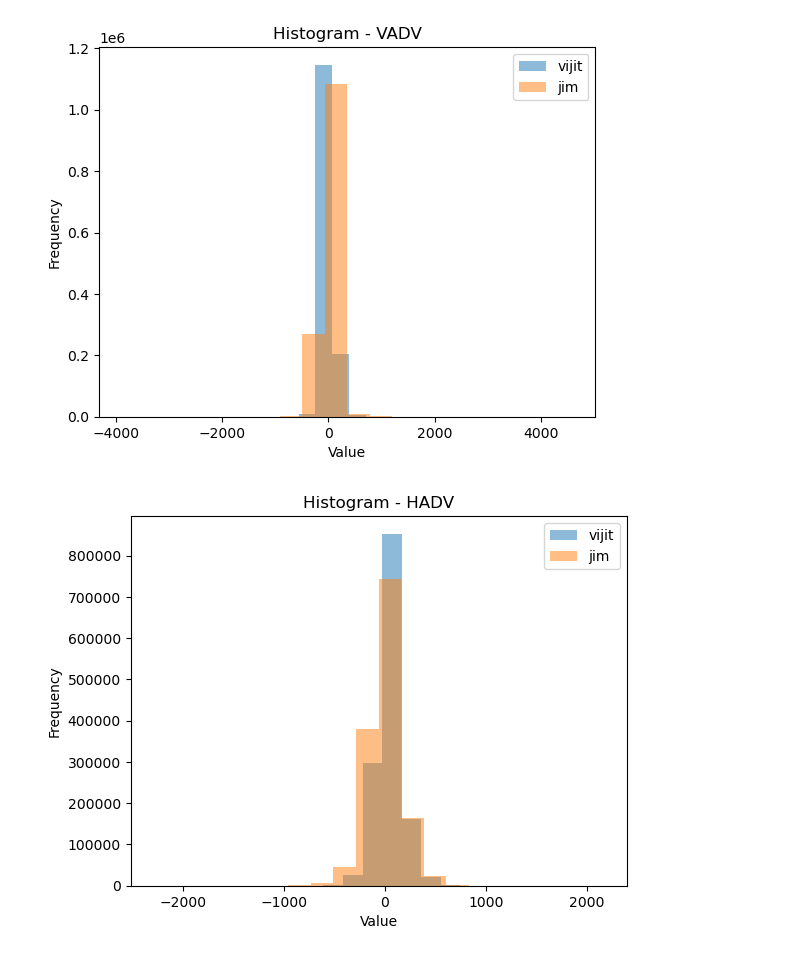
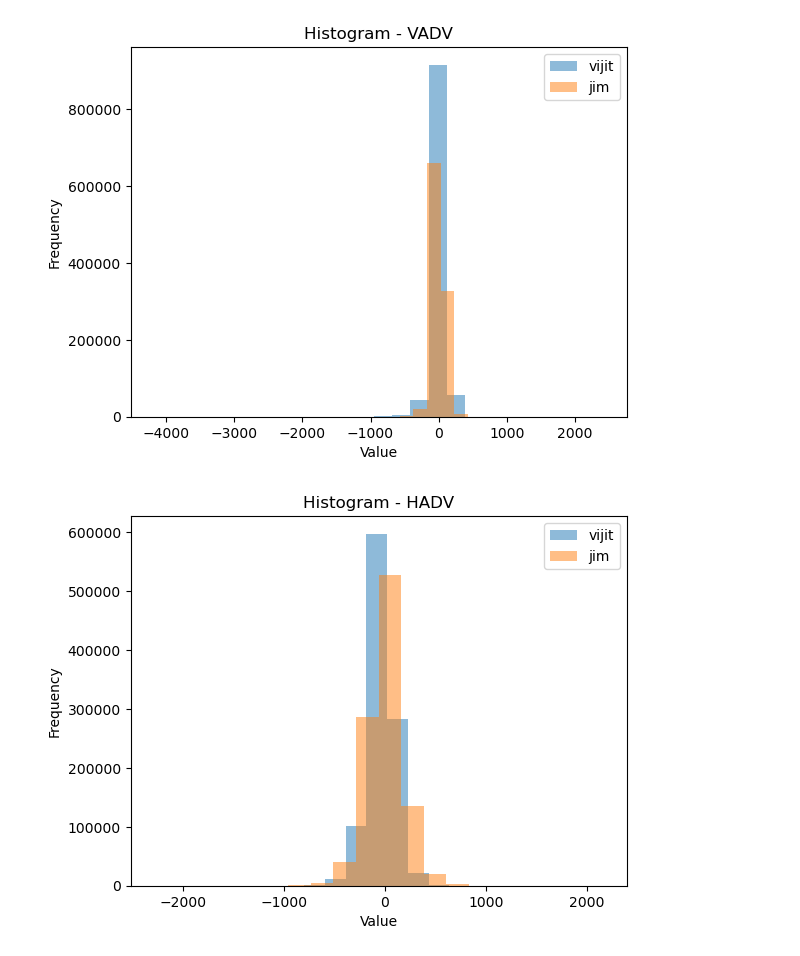
Before and after one commit to bwolding/tropical_PODs, a Jupyter notebook: vijit/MSE_budget_plots.ipynb, the cells around one changed output. Saved outputs shown, nothing was run; the diff lists cells and outputs as text; code cells hidden in the pictures.

```diff
--- a/vijit/MSE_budget_plots.ipynb
+++ b/vijit/MSE_budget_plots.ipynb
@@ -20,4 +32,16 @@ from tropical_PODs.PODs.POD_utils import limit_files_to_select_years
 [interactive output not drawn]
 [interactive output not drawn]
 [interactive output not drawn]
+# %%
+def load_in_data(input_file, xarray_name, start_year, end_year, lat_lbound, lat_ubound):
+
+    paths = glob(input_file)
+    year_limited_paths = limit_files_to_select_years(paths,range(start_year,end_year+1))
+    dataset = xr.open_mfdataset(year_limited_paths, combine="by_coords")
+    dataset = dataset.sortby('lat', ascending=True)
+
+    data_var = dataset[xarray_name].sel(time = slice(str(start_year)+'-01-01', str(end_year)+'-12-31'), lat = slice(lat_lbound,lat_ubound))
+    data_var.load()
+
+    return dataset, data_var
 # %% [markdown]
@@ -305,30 +330,42 @@ The correlation is 0.89.
 # %%
 ### comparing histograms ###
 
-data_tem_vijit = col_VADV_vijit.values.flatten()
+data_tem_vijit = col_VADV.values.flatten()
 data_tem_jim = col_VADV_jim.values.flatten()
 
 plt.hist(data_tem_vijit, bins=20, alpha=0.5, label='vijit')
 plt.hist(data_tem_jim, bins=20, alpha=0.5, label='jim')
 plt.xlabel('Value')
 plt.ylabel('Frequency')
 plt.title('Histogram - VADV')
 plt.legend()
 
 plt.show()
 
 
-data_tem_vijit = col_HADV_vijit.values.flatten()
+data_tem_vijit = col_HADV.values.flatten()
 data_tem_jim = col_HADV_jim.values.flatten()
 
 plt.hist(data_tem_vijit, bins=20, alpha=0.5, label='vijit')
 plt.hist(data_tem_jim, bins=20, alpha=0.5, label='jim')
 plt.xlabel('Value')
 plt.ylabel('Frequency')
 plt.title('Histogram - HADV')
 plt.legend()
 
 plt.show()
+
+data_tem_vijit = MSE_tend.values.flatten()
+data_tem_jim = MSE_tend_jim.values.flatten()
+
+plt.hist(data_tem_vijit, bins=20, alpha=0.5, label='vijit')
+plt.hist(data_tem_jim, bins=20, alpha=0.5, label='jim')
+plt.xlabel('Value')
+plt.ylabel('Frequency')
+plt.title('Histogram - MSE tend')
+plt.legend()
+
+plt.show()
 # %% [output]
-[figure, old version]
+[figure, new version]
-[figure, old version]
+[figure, new version]
```
Also changed, not shown: parts of 15 cells of this notebook, 5 other files.
